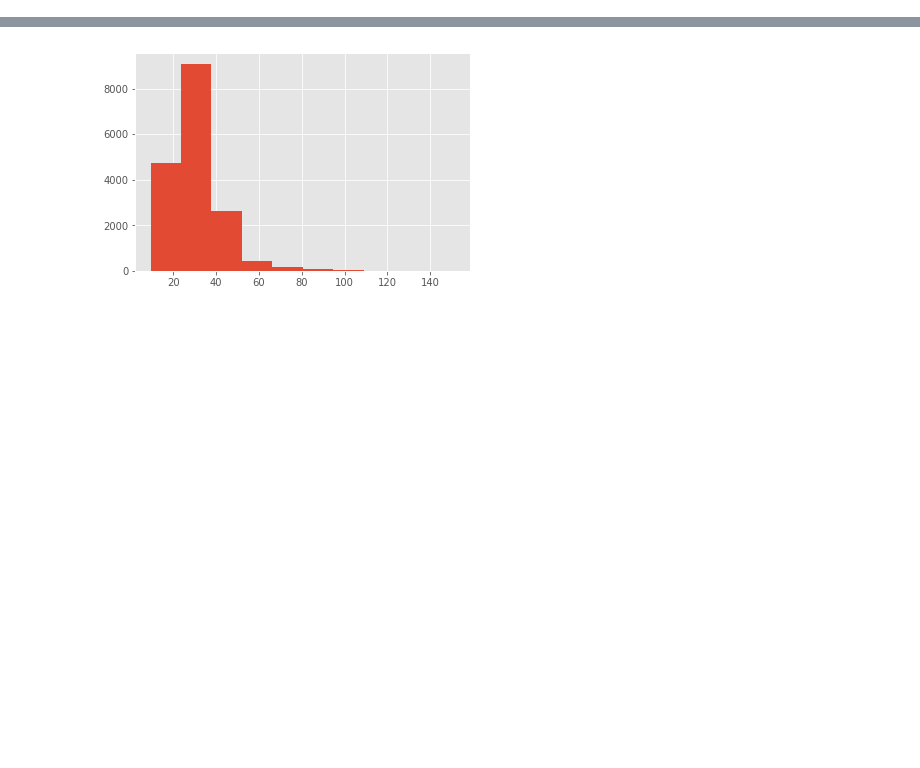
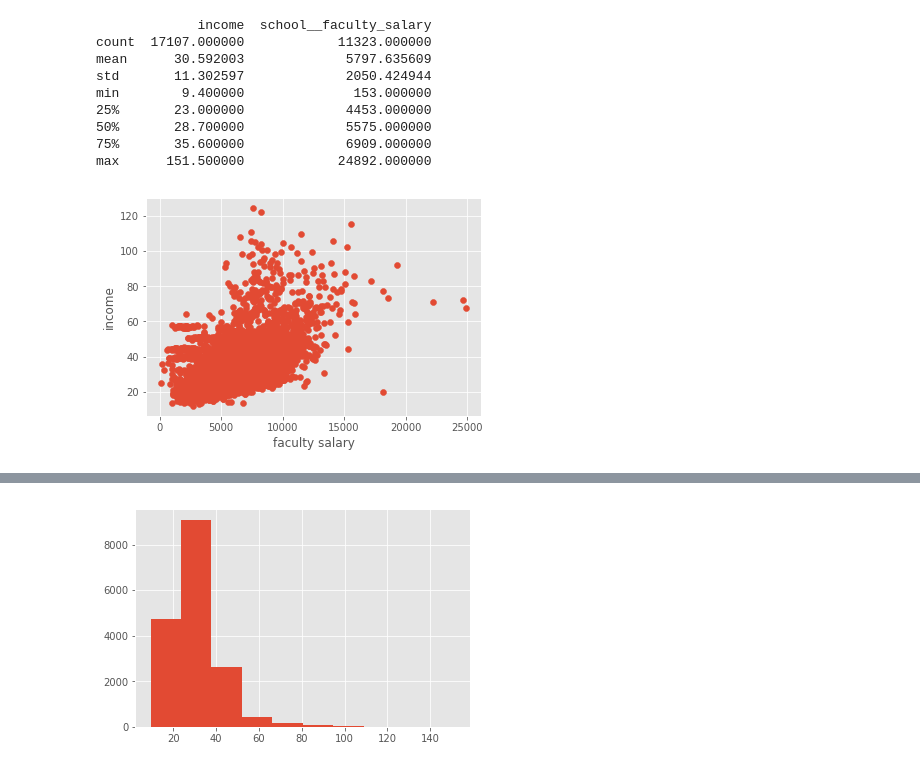
Before and after one commit to ferrywlto/DAT102x, a Jupyter notebook: DAT201x Ferry Data Science Track Capstone Project.ipynb, the cells around one changed output, grey strips where cells are left out. Drawn from its saved outputs; the diff is of its cells as text; code cells hidden in the pictures; blank space fills up the shorter version.

```diff
--- a/DAT201x Ferry Data Science Track Capstone Project.ipynb
+++ b/DAT201x Ferry Data Science Track Capstone Project.ipynb
@@ -22,0 +68,19 @@ test_values.shape (9192, 298)
+# %%
+df_faculty_salary = df_train[['income', 'school__faculty_salary']]
+print(df_faculty_salary.describe())
+fig = plt.figure()
+plt.scatter(df_faculty_salary.school__faculty_salary,df_faculty_salary.income)
+plt.ylabel('income')
+plt.xlabel('faculty salary')
+plt.show()
+# %% [output]
+             income  school__faculty_salary
+count  17107.000000            11323.000000
+mean      30.592003             5797.635609
+std       11.302597             2050.424944
+min        9.400000              153.000000
+25%       23.000000             4453.000000
+50%       28.700000             5575.000000
+75%       35.600000             6909.000000
+max      151.500000            24892.000000
+[figure, added]
```
Also changed, not shown: parts of 6 cells of this notebook.
